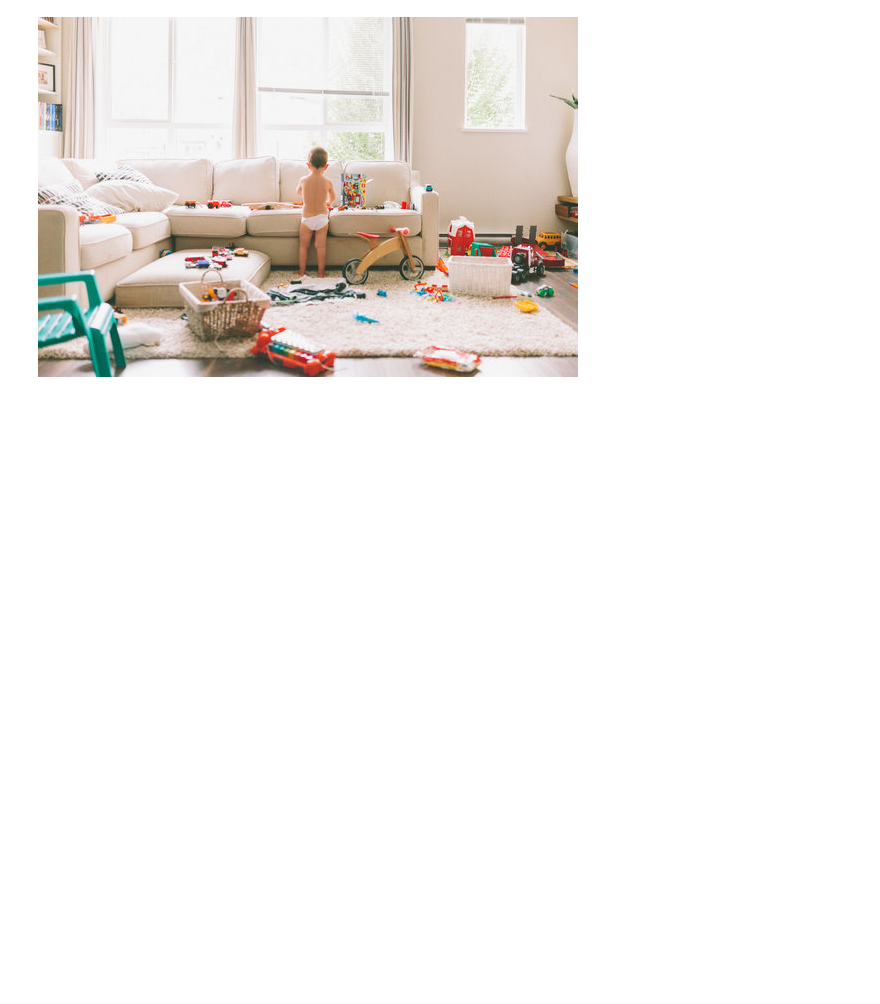
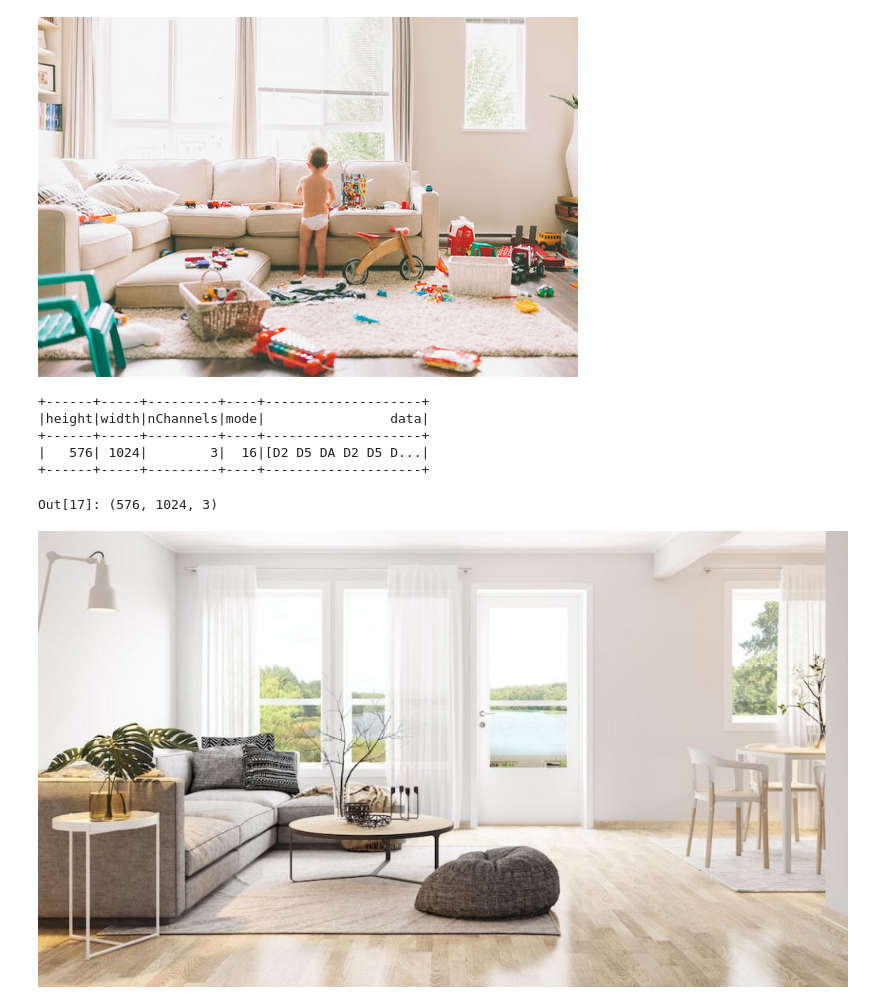
Before and after one commit to prafulmaka/nga, a Jupyter notebook: nga-ml/nga-ml-main.ipynb, the cells around one changed output. Saved outputs shown, nothing was run; the diff lists cells and outputs as text; code cells hidden in the pictures; blank space fills up the shorter version.

Commit message:
Testing additional images from ADLS

```diff
--- a/nga-ml/nga-ml-main.ipynb
+++ b/nga-ml/nga-ml-main.ipynb
@@ -38,3 +38,34 @@ from dbruntime.patches import cv2_imshow
 cv2_imshow(img_array)
 # %% [output]
 [figure]
+# %%
+#Read image from ADLS as Spark DF
+df = spark.read.format("image").load(f"abfss://nga-ml@{dbutils.secrets.get('storageaccount', 'storageaccount')}.dfs.core.windows.net/clean-living-room.jpg")
+# %%
+#Show image metadata
+df.select("image.height", "image.width"
+         ,"image.nChannels", "image.mode"
+         ,"image.data").show()
+# %% [output]
++------+-----+---------+----+--------------------+
+|height|width|nChannels|mode|                data|
++------+-----+---------+----+--------------------+
+|   576| 1024|        3|  16|[D2 D5 DA D2 D5 D...|
++------+-----+---------+----+--------------------+
+# %%
+#Convert bytearray to numpy ndarray
+img_array = np.array(df.select('image.data').collect()[0]['data'])
+
+#Reshape numpy.ndarray to height x width x channels
+img_array = img_array.reshape((576, 1024, 3))
+
+#Check shape
+img_array.shape
+# %% [output]
+Out[17]: (576, 1024, 3)
+# %%
+#View image
+from dbruntime.patches import cv2_imshow
+cv2_imshow(img_array)
+# %% [output]
+[figure, added]
```
Also changed, not shown: parts of 1 cell of this notebook.
